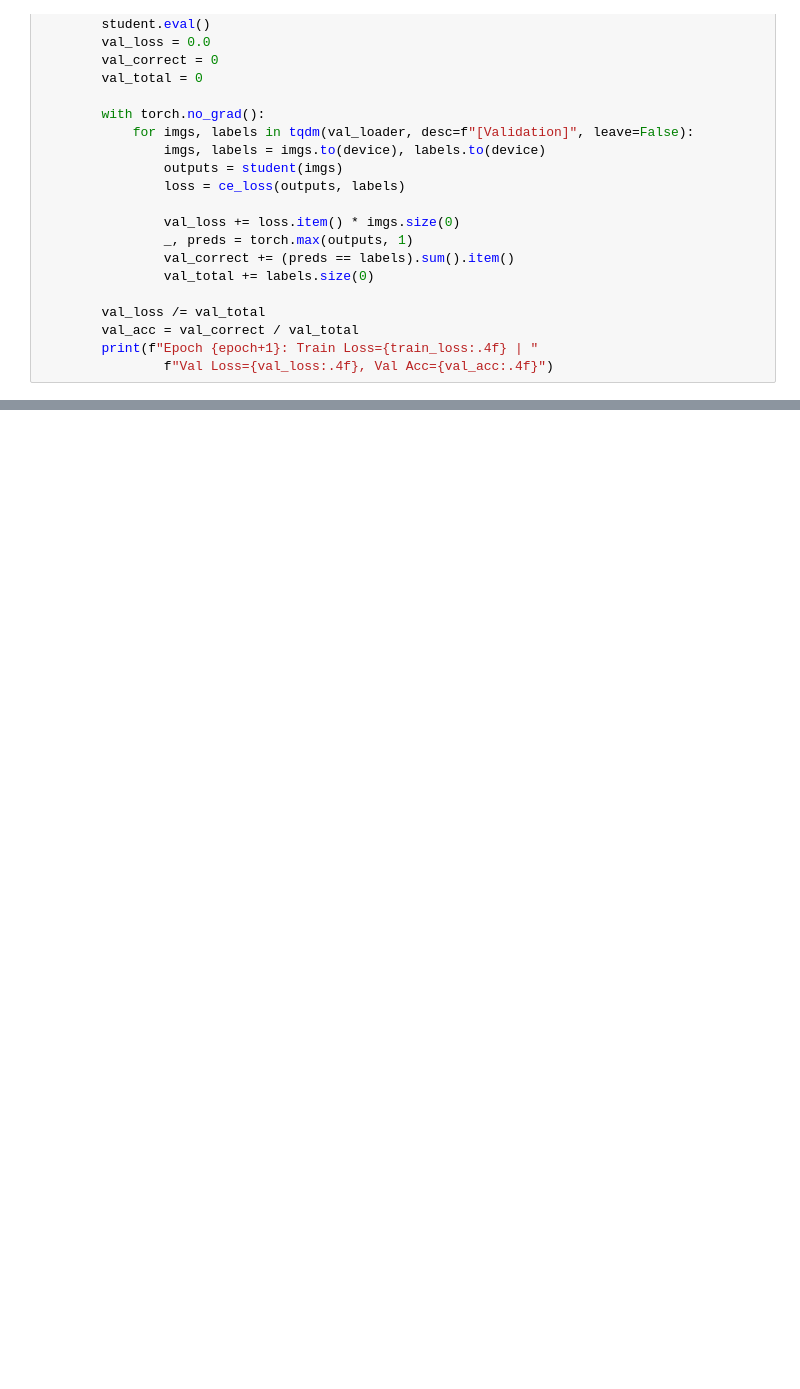
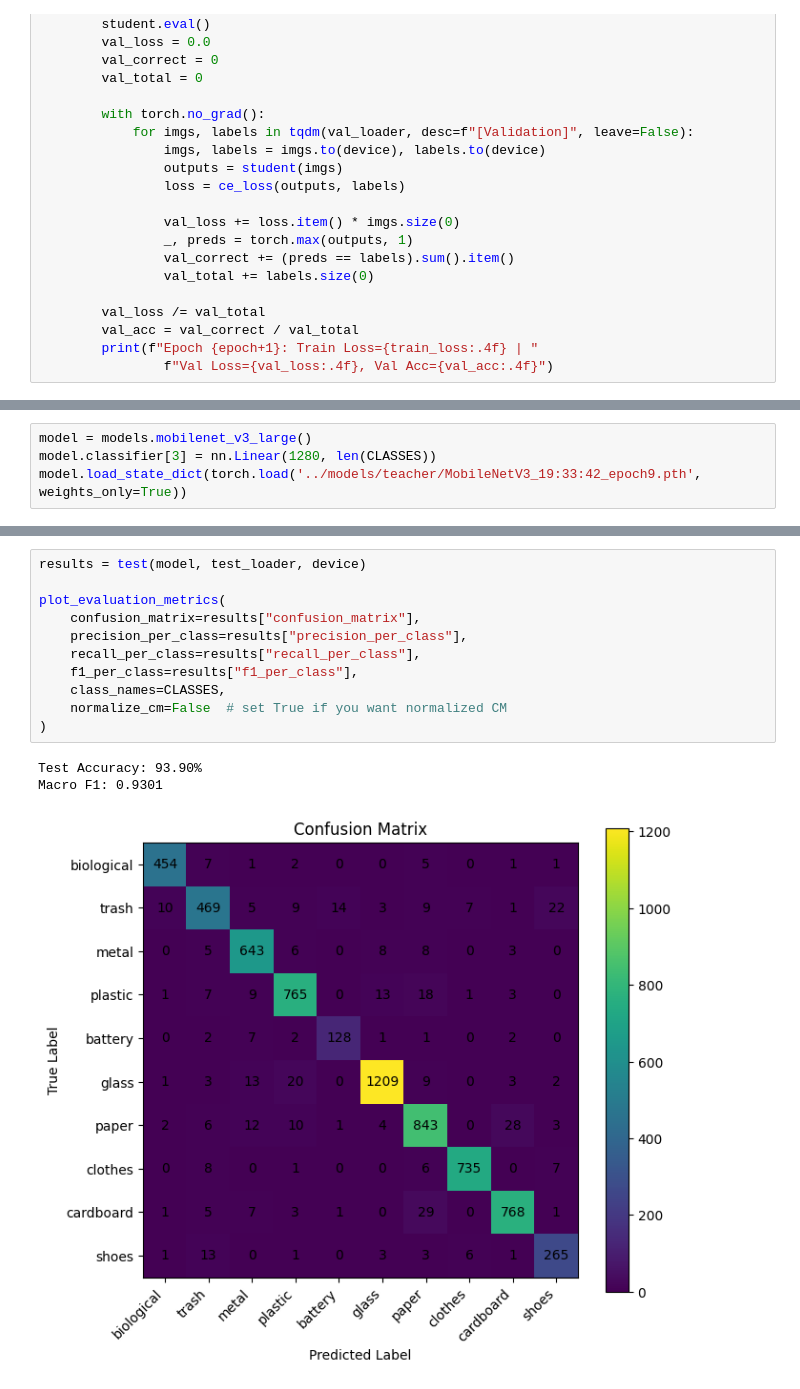
Before and after one commit to Kujonick/Garbage-Detector-Model, a Jupyter notebook: notebooks/train_model.ipynb, the cells around one changed output, grey strips where cells are left out. Drawn from its saved outputs; the diff is of its cells as text; blank space fills up the shorter version.

```diff
--- a/notebooks/train_model.ipynb
+++ b/notebooks/train_model.ipynb
@@ -344,0 +453,4 @@ Epoch 10: Train Loss=0.0000 | Val Loss=0.0000, Val Acc=1.0000
+# %%
+model = models.mobilenet_v3_large()
+model.classifier[3] = nn.Linear(1280, len(CLASSES))
+model.load_state_dict(torch.load('../models/teacher/MobileNetV3_19:33:42_epoch9.pth', weights_only=True))
@@ -344,0 +560,15 @@ Epoch 10: Train Loss=0.0000 | Val Loss=0.0000, Val Acc=1.0000
+# %%
+results = test(model, test_loader, device)
+
+plot_evaluation_metrics(
+    confusion_matrix=results["confusion_matrix"],
+    precision_per_class=results["precision_per_class"],
+    recall_per_class=results["recall_per_class"],
+    f1_per_class=results["f1_per_class"],
+    class_names=CLASSES,
+    normalize_cm=False  # set True if you want normalized CM
+)
+# %% [output]
+Test Accuracy: 93.90%
+Macro F1: 0.9301
+[figure, added]
```
Also changed, not shown: parts of 15 cells of this notebook.
